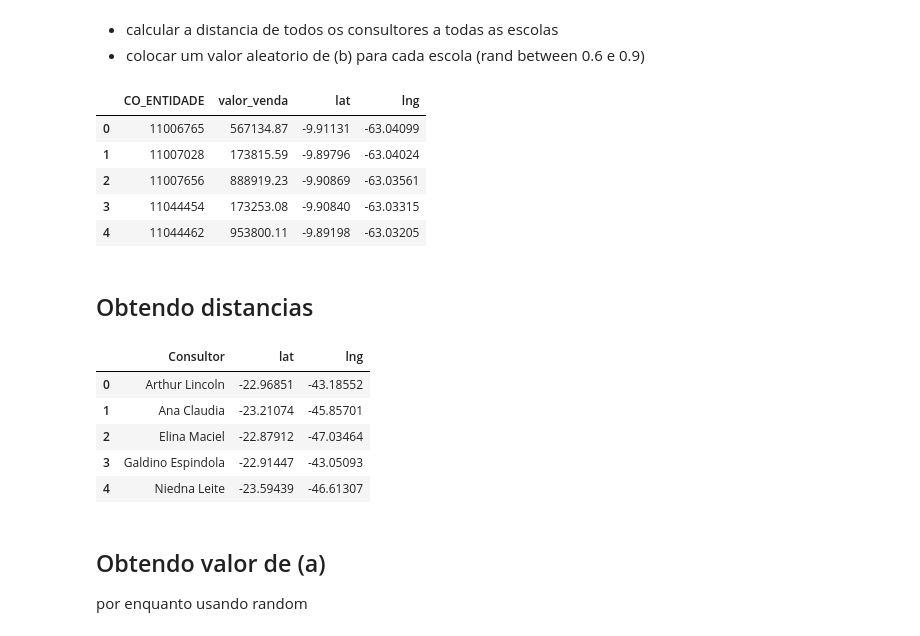
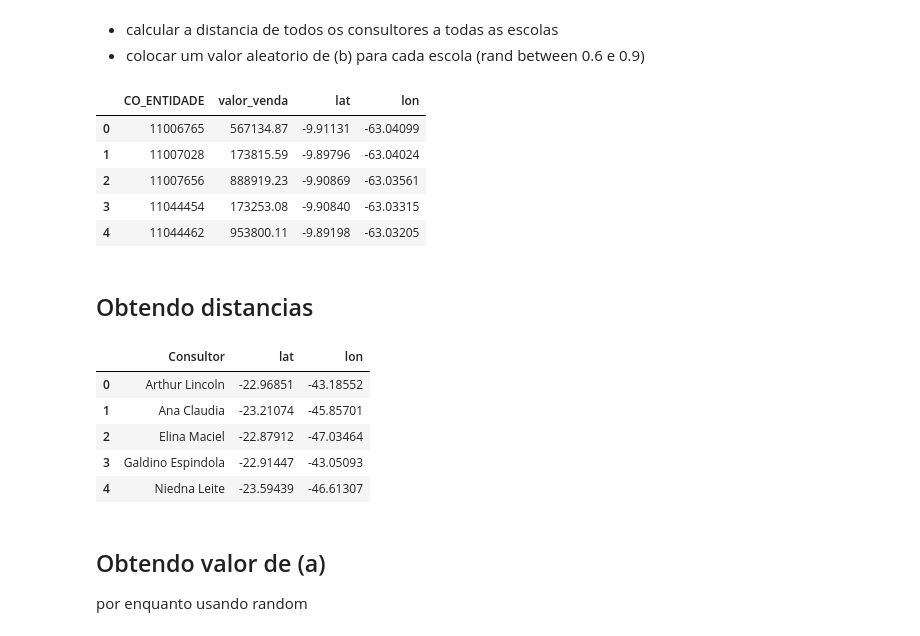
Before and after one commit to gabeguidoni/desafio-poliedro-clusterizacao, a Jupyter notebook: notebooks/30-dados_otimizador.ipynb, the cells around one changed output. Saved outputs shown, nothing was run; the diff lists cells and outputs as text; code cells hidden in the pictures.

```diff
--- a/notebooks/30-dados_otimizador.ipynb
+++ b/notebooks/30-dados_otimizador.ipynb
@@ -11,12 +11,12 @@ import plotly.express as px
 import warnings
 warnings.filterwarnings('ignore')
 # %%
-df_escolas = pd.read_csv("../dados/temporarios/10-md_edb_cols_finais.csv",
-                 usecols=["CO_ENTIDADE", "valor_venda", "lat", "lng"])
+df_escolas = pd.read_csv("../dados/temporarios/02-dados_escolas.csv",
+                 usecols=["CO_ENTIDADE", "valor_venda", "lat", "lon"])
 
 df_escolas.head()
 # %% [output]
-|  | CO_ENTIDADE | valor_venda | lat | lng |
+|  | CO_ENTIDADE | valor_venda | lat | lon |
 | 0 | 11006765 | 567134.87 | -9.91131 | -63.04099 |
 | 1 | 11007028 | 173815.59 | -9.89796 | -63.04024 |
 | 2 | 11007656 | 888919.23 | -9.90869 | -63.03561 |
@@ -25,11 +25,11 @@ df_escolas.head()
 # %% [markdown]
 ## Obtendo distancias
 # %%
-df_consultores = pd.read_csv("../dados/temporarios/consultor_coords.csv")
+df_consultores = pd.read_csv("../dados/temporarios/01-consultor_coords.csv")
 
 df_consultores.head()
 # %% [output]
-|  | Consultor | lat | lng |
+|  | Consultor | lat | lon |
 | 0 | Arthur Lincoln | -22.96851 | -43.18552 |
 | 1 | Ana Claudia | -23.21074 | -45.85701 |
 | 2 | Elina Maciel | -22.87912 | -47.03464 |
```
Also changed, not shown: parts of 6 cells of this notebook, 5 other files.
